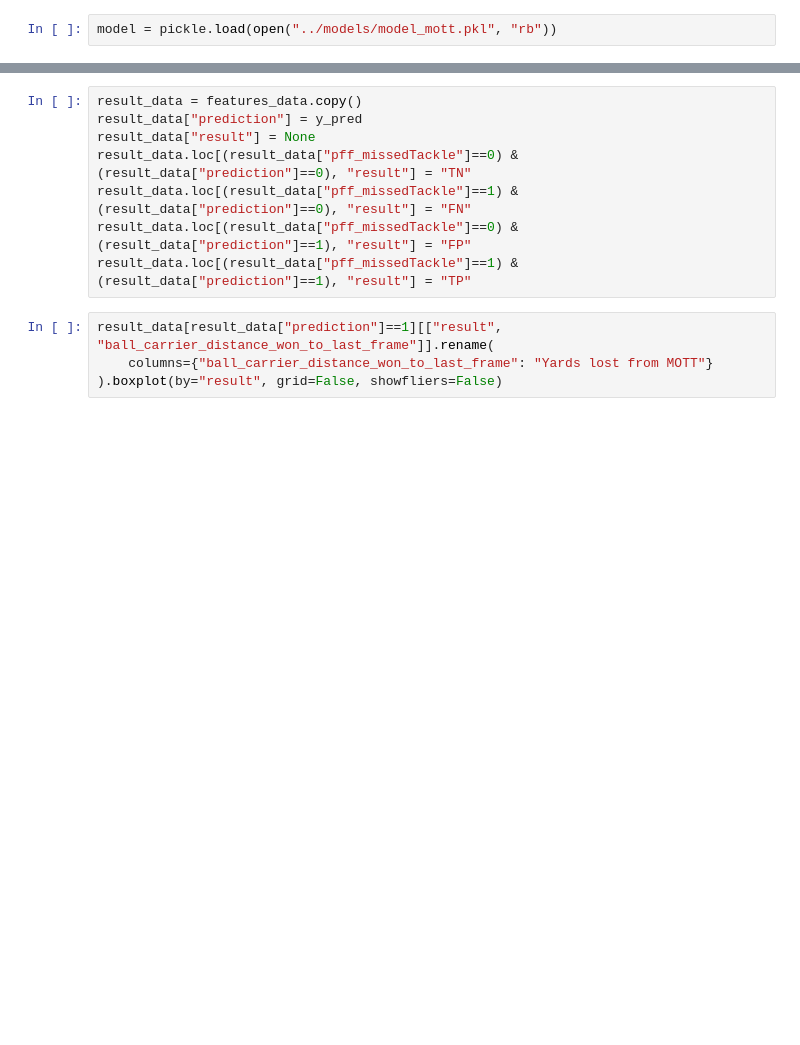
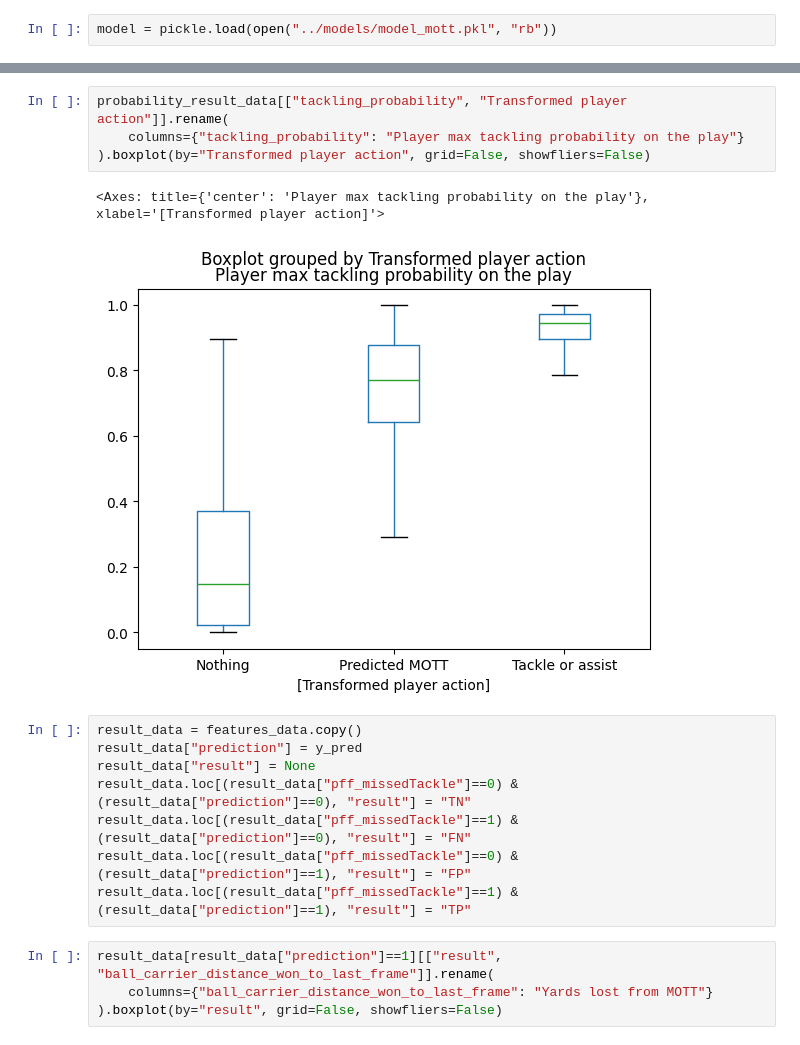
Before and after one commit to MLecardonnel/ExpectedTackling, a Jupyter notebook: notebooks/explaination_mott.ipynb, the cells around one changed output, grey strips where cells are left out. Drawn from its saved outputs; the diff is of its cells as text; blank space fills up the shorter version.

```diff
--- a/notebooks/explaination_mott.ipynb
+++ b/notebooks/explaination_mott.ipynb
@@ -25,3 +43,10 @@ explainer = Explainer(X.loc[sample], y.loc[sample], model)
+# %%
+probability_result_data[["tackling_probability", "Transformed player action"]].rename(
+    columns={"tackling_probability": "Player max tackling probability on the play"}
+).boxplot(by="Transformed player action", grid=False, showfliers=False)
+# %% [output]
+<Axes: title={'center': 'Player max tackling probability on the play'}, xlabel='[Transformed player action]'>
+[figure, added]
 # %%
 result_data = features_data.copy()
 result_data["prediction"] = y_pred
```
Also changed, not shown: parts of 7 cells of this notebook, 4 other files.
